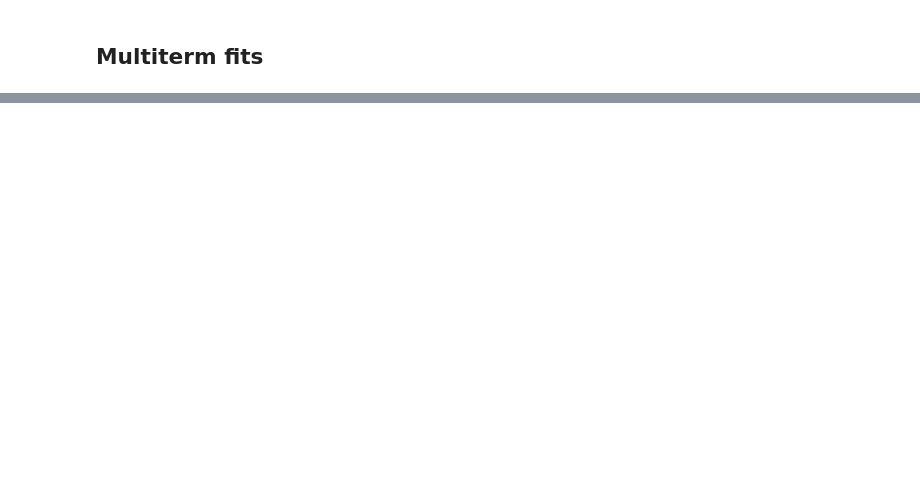
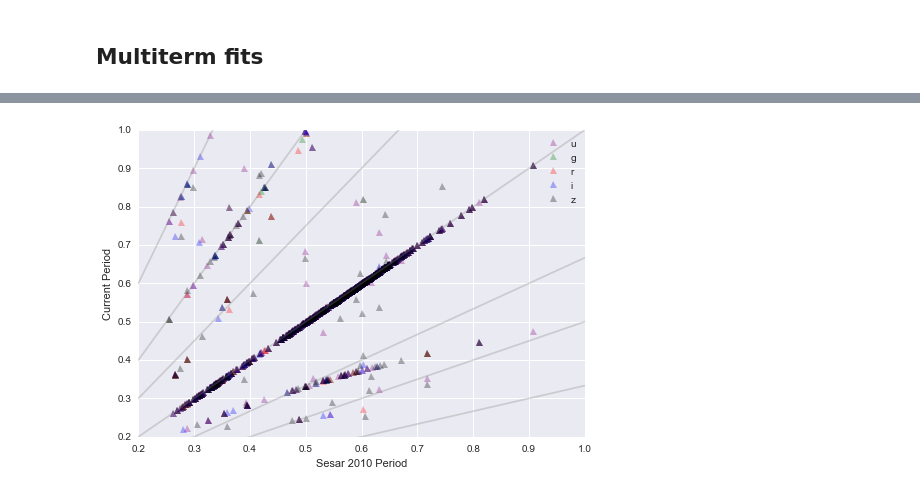
Before and after one commit to jakevdp/multiband_LS, a Jupyter notebook: ComparePeriods.ipynb, the cells around one changed output, grey strips where cells are left out. Saved outputs shown, nothing was run; the diff lists cells and outputs as text; code cells hidden in the pictures; blank space fills up the shorter version.

```diff
--- a/ComparePeriods.ipynb
+++ b/ComparePeriods.ipynb
@@ -119,0 +110,7 @@ derived_periods = np.load(cache_file)
+# %%
+matches = (abs(derived_periods.T - data['P']) < 0.01)
+
+for i, filt in enumerate('ugriz'):
+    print('{0}/{1} {2}-band periods match'.format(np.sum(matches[i]), matches[i].size, filt))
+print('-----------------------------')
+print('{0}/{1} total match'.format(np.sum(matches), matches.size))
@@ -119,0 +125,19 @@ derived_periods = np.load(cache_file)
+# %%
+colors = ['purple', 'green', 'red', 'blue', 'black']
+filters = 'ugriz'
+
+for i, (filt, color) in enumerate(zip(filters, colors)):
+    plt.plot(data['P'], derived_periods[:, i], '^',
+             c=color, label=filt, alpha=0.3)
+
+P = np.linspace(0.2, 1.0)
+for f in [1/3, 1/2, 2/3, 1, 1.5, 2, 3]:
+    plt.plot(P, f * P, '-', c='gray', alpha=0.3)
+plt.xlim(0.2, 1.0)
+plt.ylim(0.2, 1.0)
+
+plt.legend()
+plt.xlabel("Sesar 2010 Period")
+plt.ylabel("Current Period");
+# %% [output]
+[figure, added]
```
Also changed, not shown: parts of 17 cells of this notebook.
